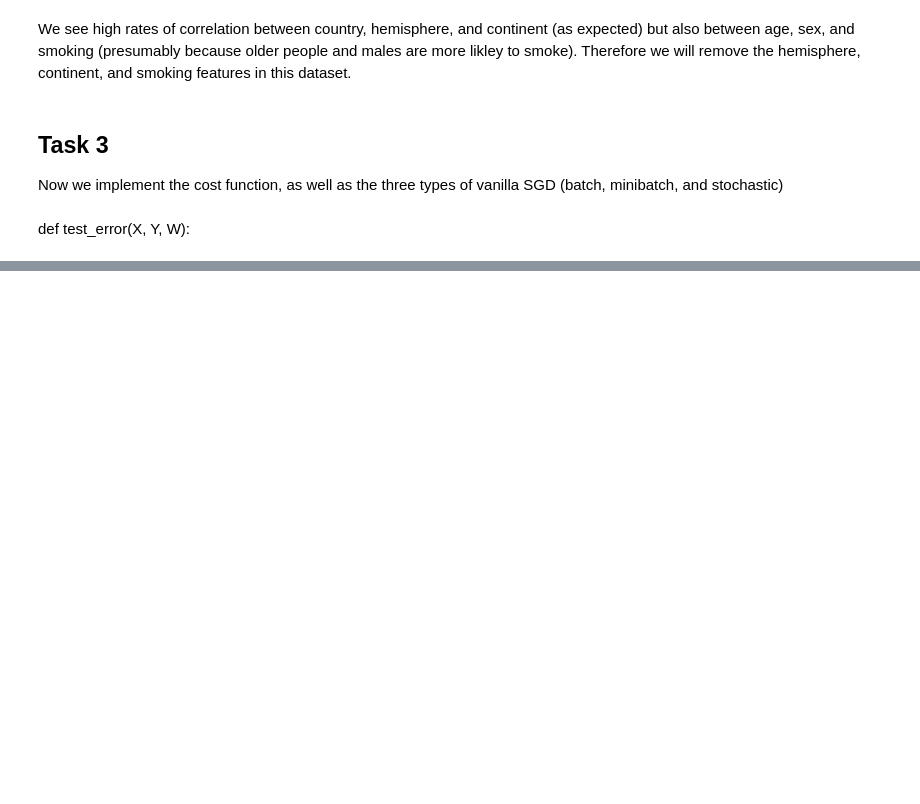
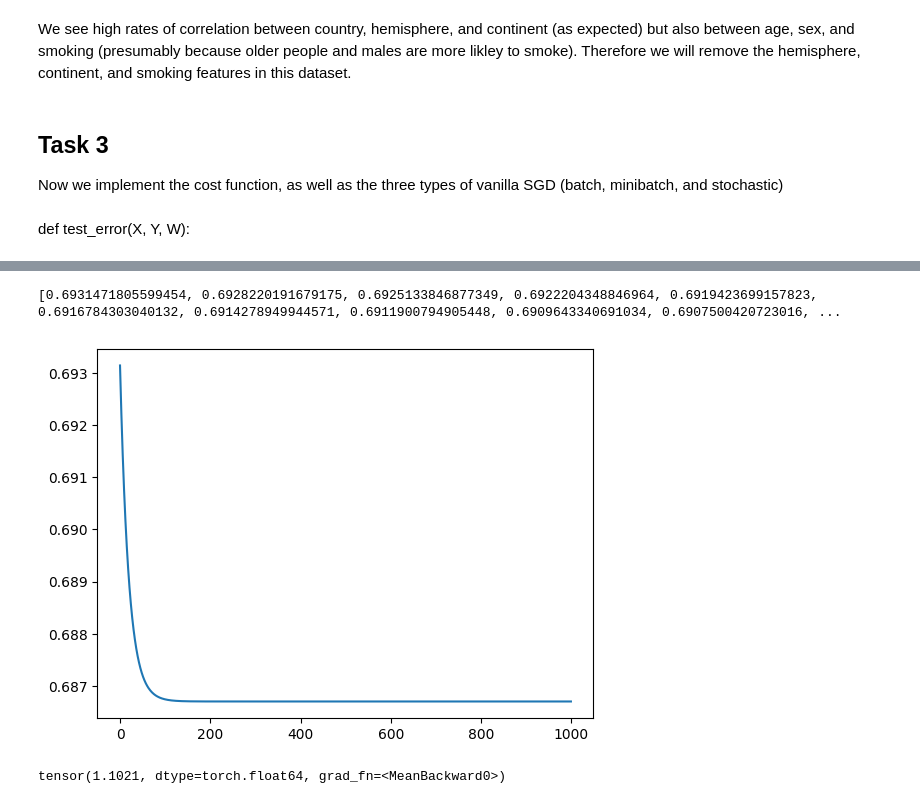
Before and after one commit to s-kamireddy/Logistic-Regression-for-Heart-Attack-Risk-Predictiom, a Jupyter notebook: projects_in_ai_hw1.ipynb, the cells around one changed output, grey strips where cells are left out. Saved outputs shown, nothing was run; the diff lists cells and outputs as text; code cells hidden in the pictures; blank space fills up the shorter version.

```diff
--- a/projects_in_ai_hw1.ipynb
+++ b/projects_in_ai_hw1.ipynb
@@ -241,7 +262,7 @@ Task 3
 ----
 Now we implement the cost function, as well as the three types of vanilla SGD (batch, minibatch, and stochastic)
 # %%
-def logit_cost(X, Y, w):#cost function
+def logit_cost(X, Y, y_hat, w):#cost function
   return -torch.mean(Y * torch.log(y_hat) + (1 - Y) * torch.log(1 - y_hat))
 # %%
 
@@ -252,8 +273,8 @@ def gradient_descent_batch( X, Y ):
   for _ in range(10000):
     z = torch.matmul(X, w)
     y_hat = 1 / (1 + torch.exp(-z))
-    loss = logit_cost(X, Y, w)
-    losses.append(loss)
+    loss = logit_cost(X, Y, y_hat,w)
+    losses.append(loss.item())
 
     gradient = torch.matmul(X.T, (y_hat - Y)) / X.shape[0]
     w = w - (gradient * .01)
@@ -301,7 +343,7 @@ def test_error(X, Y, W):
   z = torch.matmul(X, W)
   y_hat = 1 / (1 + torch.exp(-z))
 
-  error -= torch.mean(torch.abs(y_hat - Y))
+  error = torch.mean(torch.abs(y_hat - Y))
   return error
 # %%
 Y = df['Heart Attack Risk'].values
@@ -317,4 +361,8 @@ x_train.dtype
 # %%
-w = gradient_descent_batch(   x_train, y_train)
+w, loss = gradient_descent_batch(   x_train, y_train)
 print(test_error(x_test, y_test, w))
+# %% [output]
+[0.6931471805599454, 0.6928220191679175, 0.6925133846877349, 0.6922204348846964, 0.6919423699157823, 0.6916784303040132, 0.6914278949944571, 0.6911900794905448, 0.6909643340691034, 0.6907500420723016, ...
+[figure, added]
+tensor(1.1021, dtype=torch.float64, grad_fn=<MeanBackward0>)
 # %%
```
Also changed, not shown: parts of 8 cells of this notebook.
